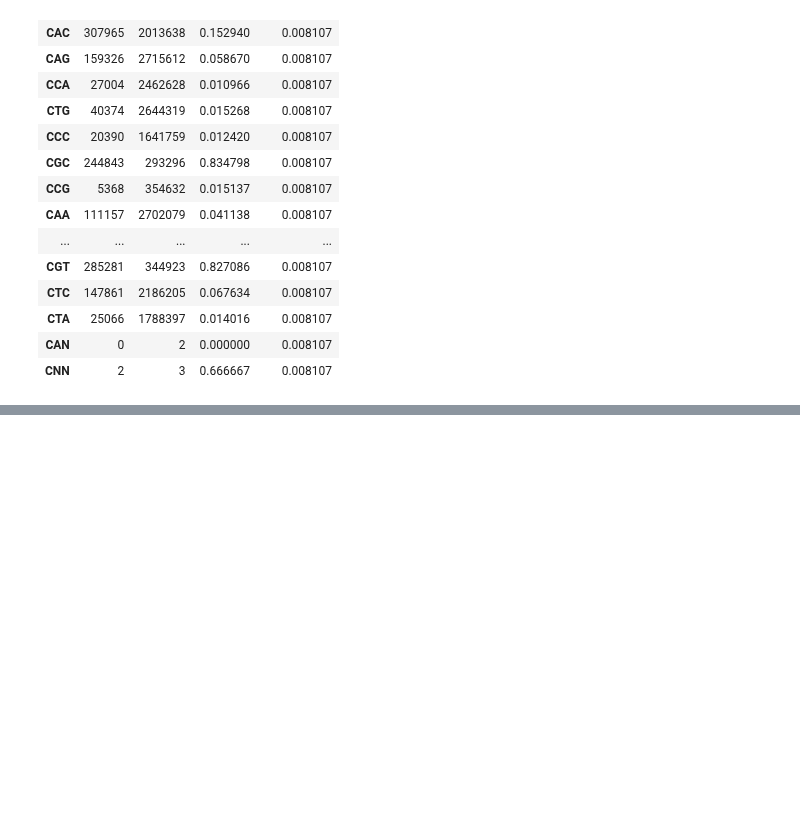
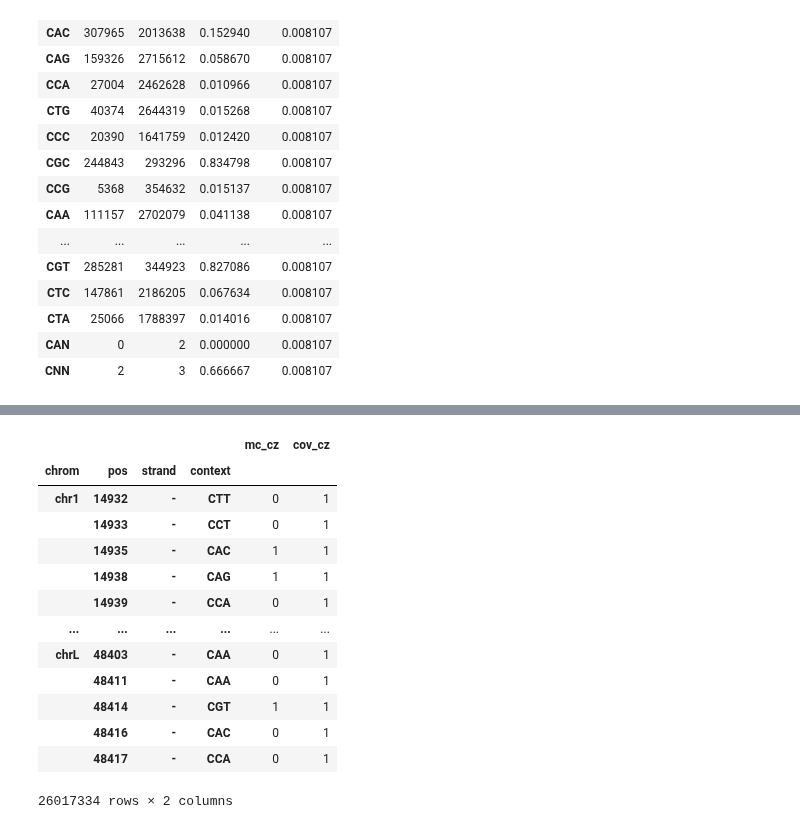
Before and after one commit to DingWB/cytozip, a Jupyter notebook: notebooks/benchmark.ipynb, the cells around one changed output, grey strips where cells are left out. Cells and saved outputs as stored; diff of their text form; code cells hidden in the pictures; blank space fills up the shorter version.

```diff
--- a/notebooks/benchmark.ipynb
+++ b/notebooks/benchmark.ipynb
@@ -79,29 +81,22 @@ df_allc.head()
 # %%
 from cytozip import Reader
-from cytozip.bam import _LazyRefPositions
 cell = Reader("cytozip_example_data/hg38_bam/UWA7648_CX1819_NAC_1_P10-1-K18-A10.cz")
-refpos=_LazyRefPositions("~/Ref/hg38/hg38_with_chrL.allc.cz")
-frames, last_pos = [], {}
-for dim in cell.chunk_key2offset.keys():
-    chrom = dim[0]
-    arr = cell.chunk2numpy(dim)          # f0=mc, f1=cov (uint8)
-    mc, cov = arr["f0"], arr["f1"]
-    pos = refpos.get(chrom)              # uint32, row-aligned with mc/cov
-    if pos is None:
-        continue
-    if len(pos) != len(mc):
-        raise ValueError(
-            f"{cz_path} chrom {chrom}: {len(mc)} records but reference "
-            f"has {len(pos)} positions (not row-aligned).")
-    last_pos[chrom] = int(pos[-1]) if len(pos) else -1
-    keep = cov > 0
-    frames.append(pd.DataFrame({
-        "chrom": chrom,
-        "pos": pos[keep].astype(np.int64),
-        "mc_cz": mc[keep].astype(np.int64),
-        "cov_cz": cov[keep].astype(np.int64),
-    }))
-    refpos.drop(chrom)                   # release this chrom's ref pages
-cell.close()
-cz = (pd.concat(frames, ignore_index=True) if frames
-      else pd.DataFrame(columns=["chrom", "pos", "mc_cz", "cov_cz"]))
+df_cz=cell.to_df(reference="~/Ref/hg38/hg38_with_chrL.allc.cz")
+df_cz.rename(columns={'mc':'mc_cz','cov':'cov_cz'},inplace=True)
+df_cz.set_index(['chrom','pos','strand','context'],inplace=True)
+df_cz
+# %% [output]
+|  |  |  |  | mc_cz | cov_cz |
+| chrom | pos | strand | context |  |  |
+| chr1 | 14932 | - | CTT | 0 | 1 |
+|  | 14933 | - | CCT | 0 | 1 |
+|  | 14935 | - | CAC | 1 | 1 |
+|  | 14938 | - | CAG | 1 | 1 |
+|  | 14939 | - | CCA | 0 | 1 |
+| ... | ... | ... | ... | ... | ... |
+| chrL | 48403 | - | CAA | 0 | 1 |
+|  | 48411 | - | CAA | 0 | 1 |
+|  | 48414 | - | CGT | 1 | 1 |
+|  | 48416 | - | CAC | 0 | 1 |
+|  | 48417 | - | CCA | 0 | 1 |
+26017334 rows × 2 columns
```
Also changed, not shown: parts of 2 cells of this notebook, 2 other files.
